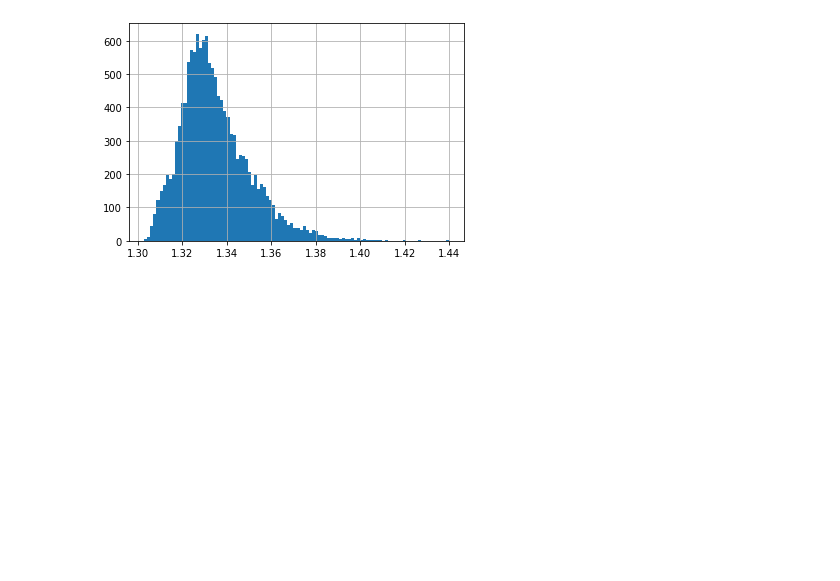
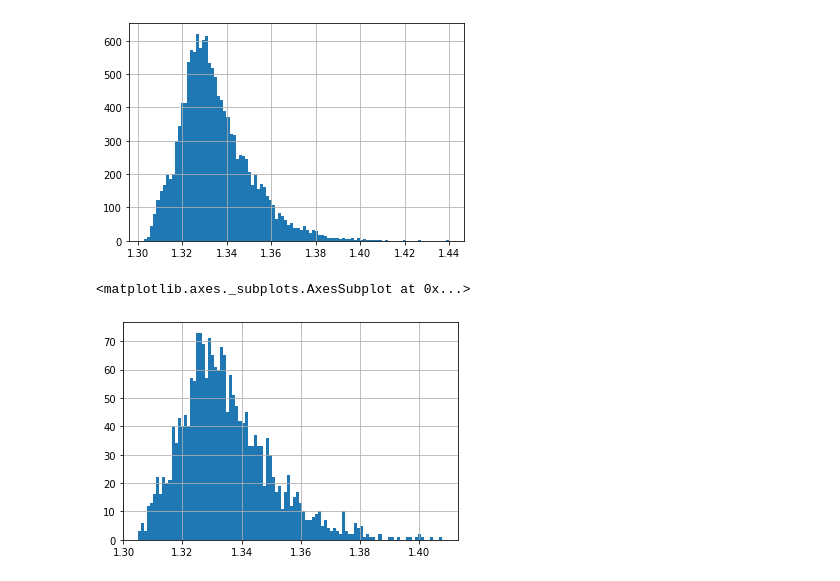
Before and after one commit to h4nyu/aplf, a Jupyter notebook: app/notebooks/Untitled.ipynb, the cells around one changed output. Cells and saved outputs as stored; diff of their text form; code cells hidden in the pictures; blank space fills up the shorter version.

```diff
--- a/app/notebooks/Untitled.ipynb
+++ b/app/notebooks/Untitled.ipynb
@@ -83,3 +83,8 @@ df['Score'].hist(bins=100)
 # %% [output]
 <matplotlib.axes._subplots.AxesSubplot at 0x...>
 [figure]
+# %%
+df['Score'].sample(2048).hist(bins=100)
+# %% [output]
+<matplotlib.axes._subplots.AxesSubplot at 0x...>
+[figure, added]
```
